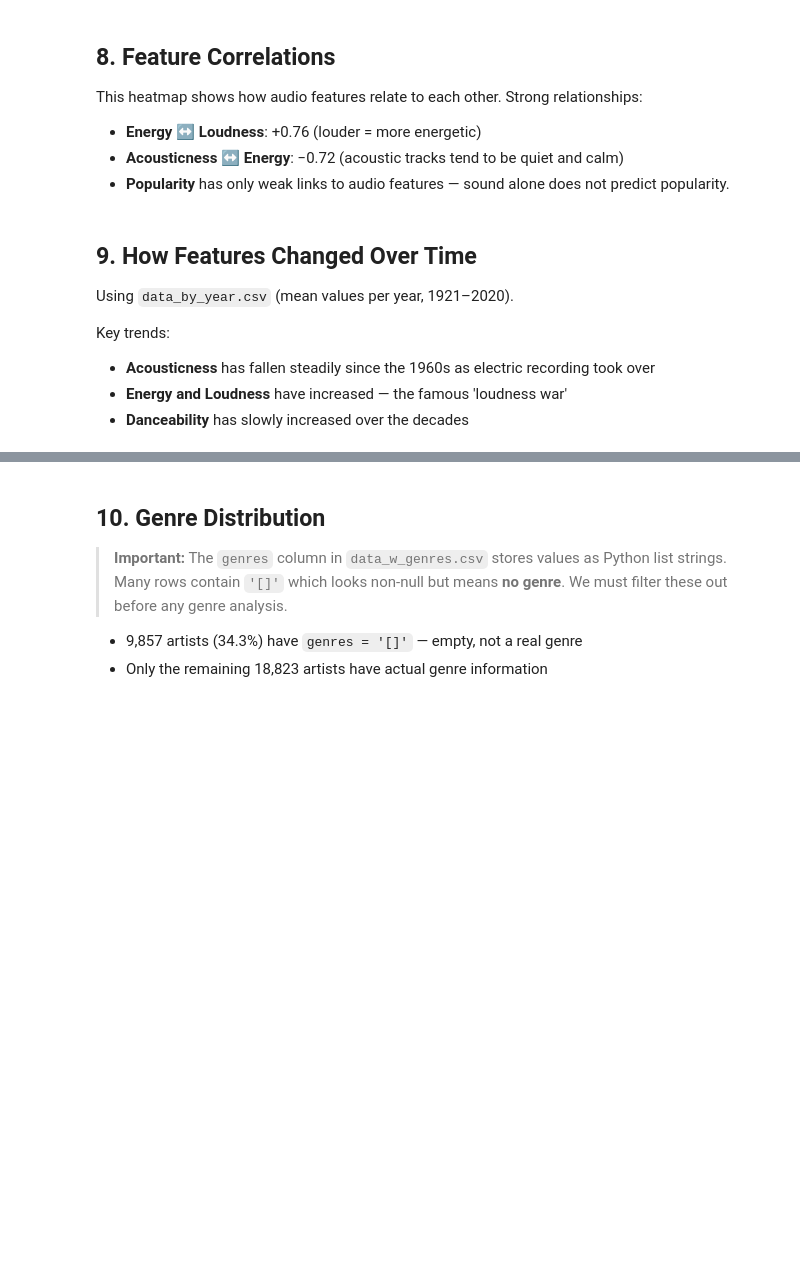
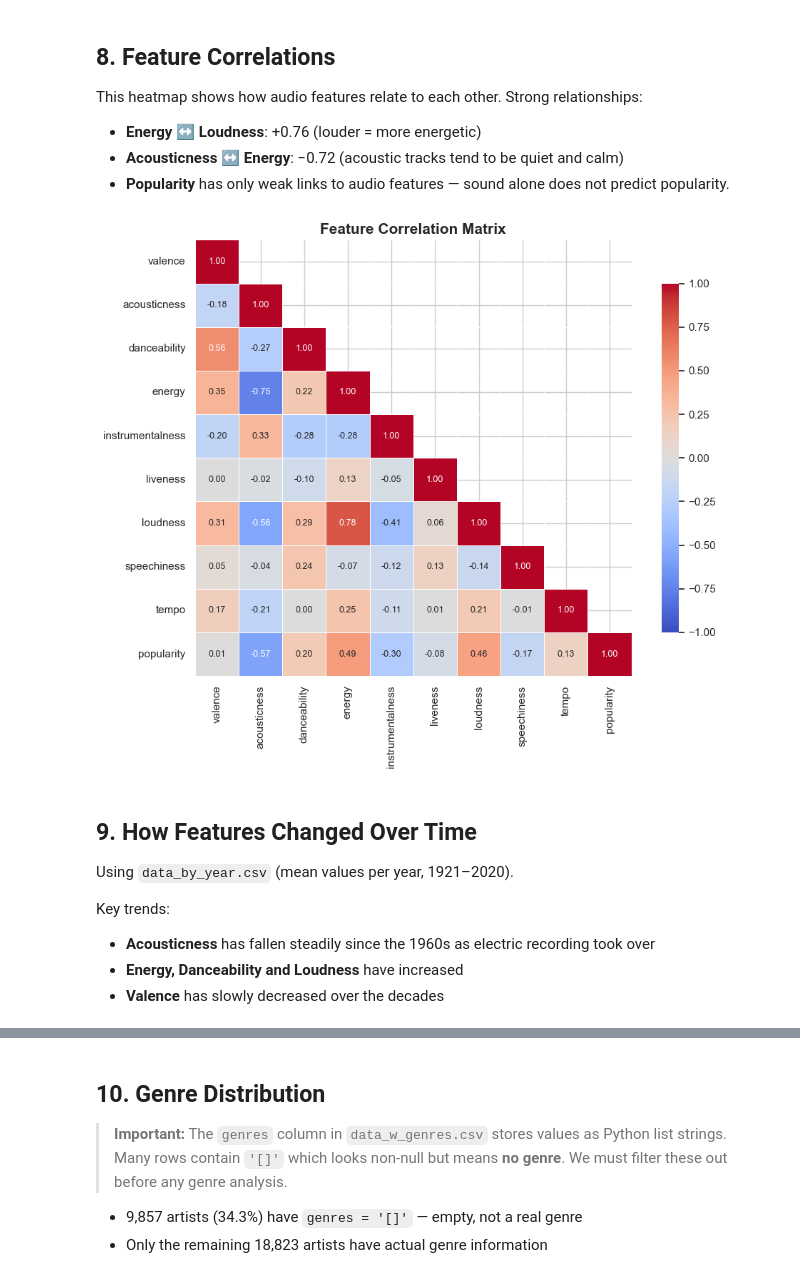
Before and after one commit to Sachinkc263/song_recommendation_system, a Jupyter notebook: notebooks/02_eda.ipynb, the cells around one changed output, grey strips where cells are left out. Cells and saved outputs as stored; diff of their text form; code cells hidden in the pictures; blank space fills up the shorter version.

```diff
--- a/notebooks/02_eda.ipynb
+++ b/notebooks/02_eda.ipynb
@@ -181,18 +251,26 @@ This heatmap shows how audio features relate to each other. Strong relationships
 # %%
 NUM_COLS = ['valence', 'acousticness', 'danceability', 'energy',
             'instrumentalness', 'liveness', 'loudness', 'speechiness',
             'tempo', 'popularity']
 
 corr = data[NUM_COLS].corr()
 
+# mask hides the upper triangle so each pair is shown only once
+mask = np.triu(np.ones_like(corr, dtype=bool), k=1)
+
 fig, ax = plt.subplots(figsize=(10, 8))
-mask = np.triu(np.ones_like(corr, dtype=bool))  # hide upper triangle
-sns.heatmap(corr, mask=mask, annot=True, fmt='.2f', cmap='coolwarm',
-            center=0, square=True, linewidths=0.4, ax=ax,
-            annot_kws={'size': 8}, cbar_kws={'shrink': 0.7})
-ax.set_title('Feature Correlation Matrix', fontsize=13, fontweight='bold')
+sns.heatmap(
+    corr, mask=mask, cmap='coolwarm', vmin=-1, vmax=1,
+    center=0, annot=True, fmt='.2f', square=True,
+    linewidths=0.5, linecolor='white', annot_kws={'size': 9},
+    cbar_kws={'shrink': 0.8}, ax=ax
+)
+ax.set_title('Feature Correlation Matrix', fontsize=15, fontweight='bold')
 plt.tight_layout()
+plt.savefig(FIGURES_DIR / '06_feature_correlations.png', dpi=150, bbox_inches='tight')
 plt.show()
+# %% [output]
+[figure, added]
 # %% [markdown]
 ## 9. How Features Changed Over Time
 
@@ -200,8 +278,8 @@ Using `data_by_year.csv` (mean values per year, 1921–2020).
 
 Key trends:
 - **Acousticness** has fallen steadily since the 1960s as electric recording took over
-- **Energy and Loudness** have increased — the famous 'loudness war'
-- **Danceability** has slowly increased over the decades
+- **Energy, Danceability and Loudness** have increased
+- **Valence** has slowly decreased over the decades
 # %%
 # Drop constant mode column before plotting
 TREND_FEATS = ['acousticness', 'energy', 'danceability', 'valence', 'loudness']
```
Also changed, not shown: parts of 12 cells of this notebook.
